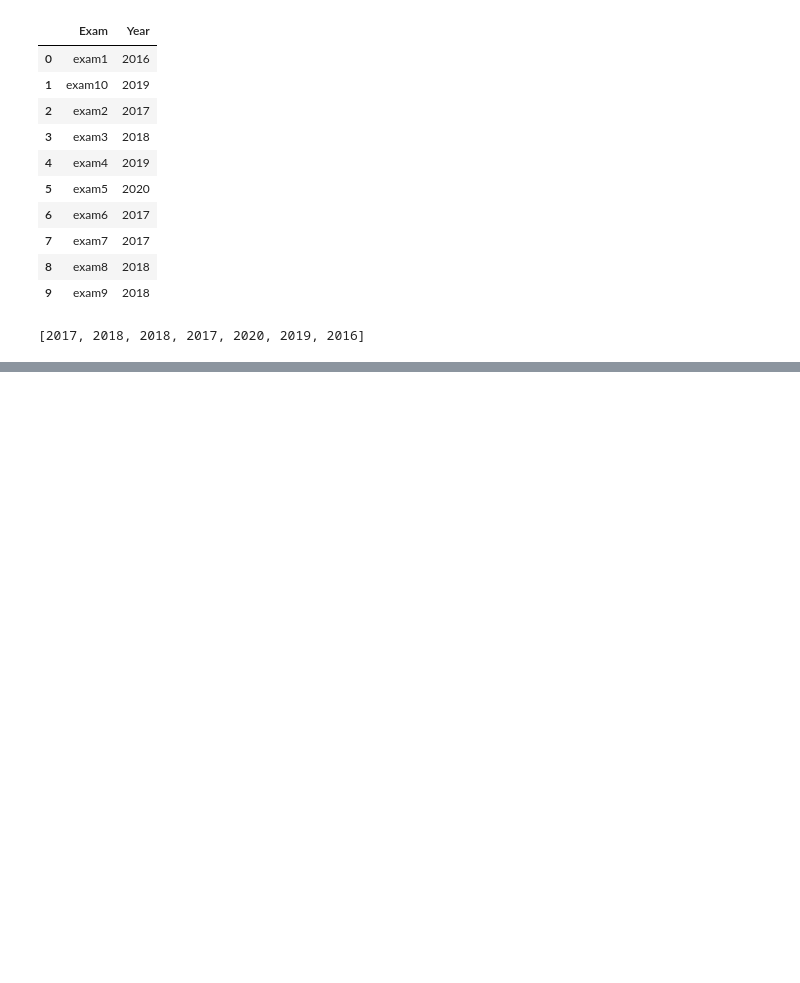
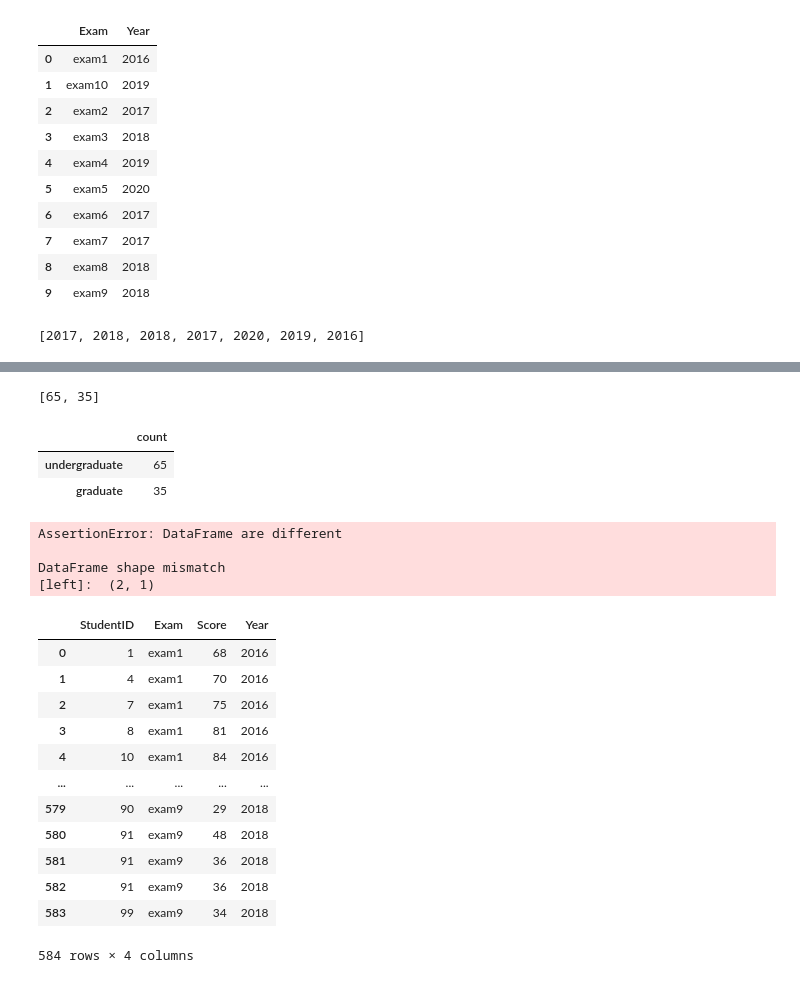
Before and after one commit to ShubhamMisar-12/Python-Code-Archive-2, a Jupyter notebook: Untitled.ipynb, the cells around one changed output, grey strips where cells are left out. Cells and saved outputs as stored; diff of their text form; code cells hidden in the pictures; blank space fills up the shorter version.

```diff
--- a/Untitled.ipynb
+++ b/Untitled.ipynb
@@ -123,0 +278,46 @@ my_lst2
+# %%
+df_students = pd.read_csv('df_students.csv')
+lst = df_students['Degree'].value_counts().tolist()
+lst
+lst2 = df_students['Degree'].unique().tolist()
+lst2
+#dict('':lst2, 'count':lst)
+#dic = {'':lst2,'count':lst1 }
+# %% [output]
+[65, 35]
+# %%
+#df2['count'] = df_students
+df4 = df_students['Degree'].value_counts().to_frame()
+df4.columns = [["count"]]
+df4
+# %% [output]
+|  | count |
+| undergraduate | 65 |
+| graduate | 35 |
+# %%
+df_students_from_file = pd.read_csv("ex2.csv")
+from pandas.testing import assert_frame_equal
+assert_frame_equal(df4, df_students_from_file)
+# %% [output]
+AssertionError: DataFrame are different
+
+DataFrame shape mismatch
+[left]:  (2, 1)
+# %%
+df_studentexamscores = pd.read_csv('df_studentexamscores.csv')
+df_exams = pd.read_csv('df_exams.csv')
+pd.merge(df_studentexamscores, df_exams, how='right', on='Exam')
+# %% [output]
+|  | StudentID | Exam | Score | Year |
+| 0 | 1 | exam1 | 68 | 2016 |
+| 1 | 4 | exam1 | 70 | 2016 |
+| 2 | 7 | exam1 | 75 | 2016 |
+| 3 | 8 | exam1 | 81 | 2016 |
+| 4 | 10 | exam1 | 84 | 2016 |
+| ... | ... | ... | ... | ... |
+| 579 | 90 | exam9 | 29 | 2018 |
+| 580 | 91 | exam9 | 48 | 2018 |
+| 581 | 91 | exam9 | 36 | 2018 |
+| 582 | 91 | exam9 | 36 | 2018 |
+| 583 | 99 | exam9 | 34 | 2018 |
+584 rows × 4 columns
```
Also changed, not shown: parts of 15 cells of this notebook, 3 other files.
